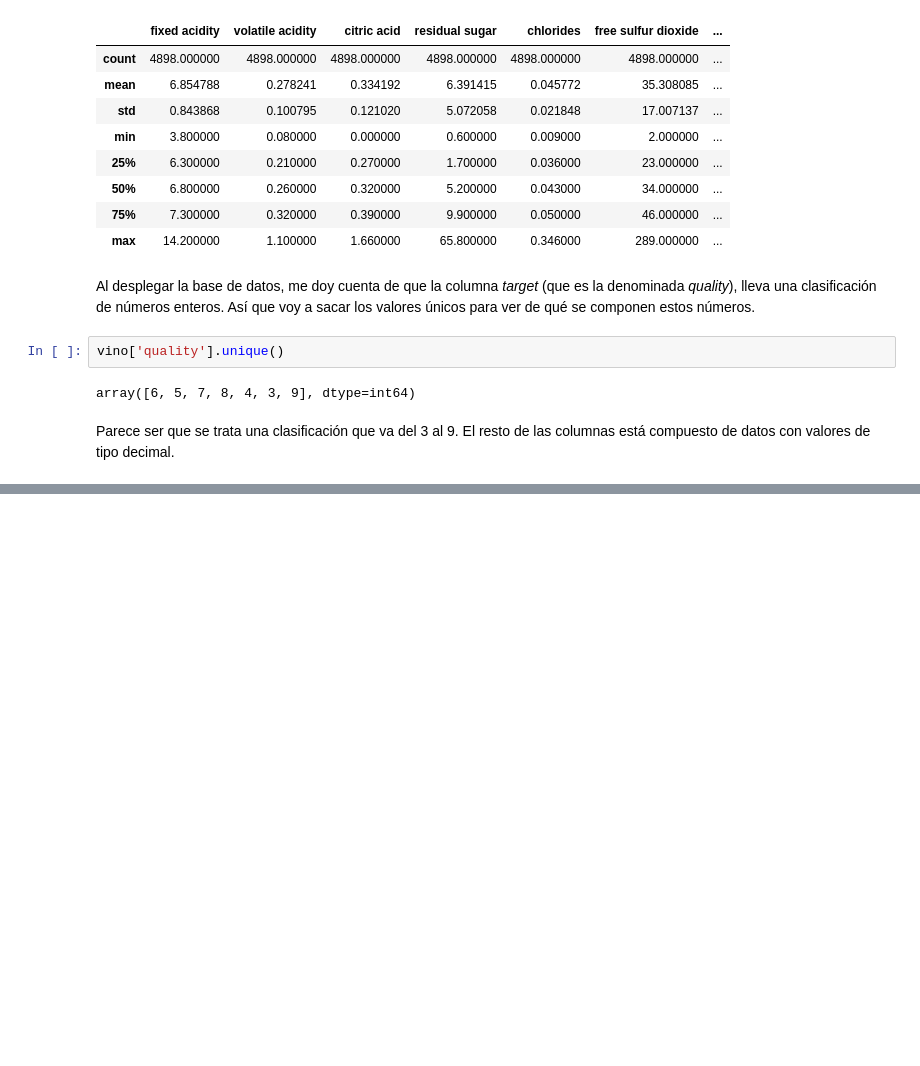
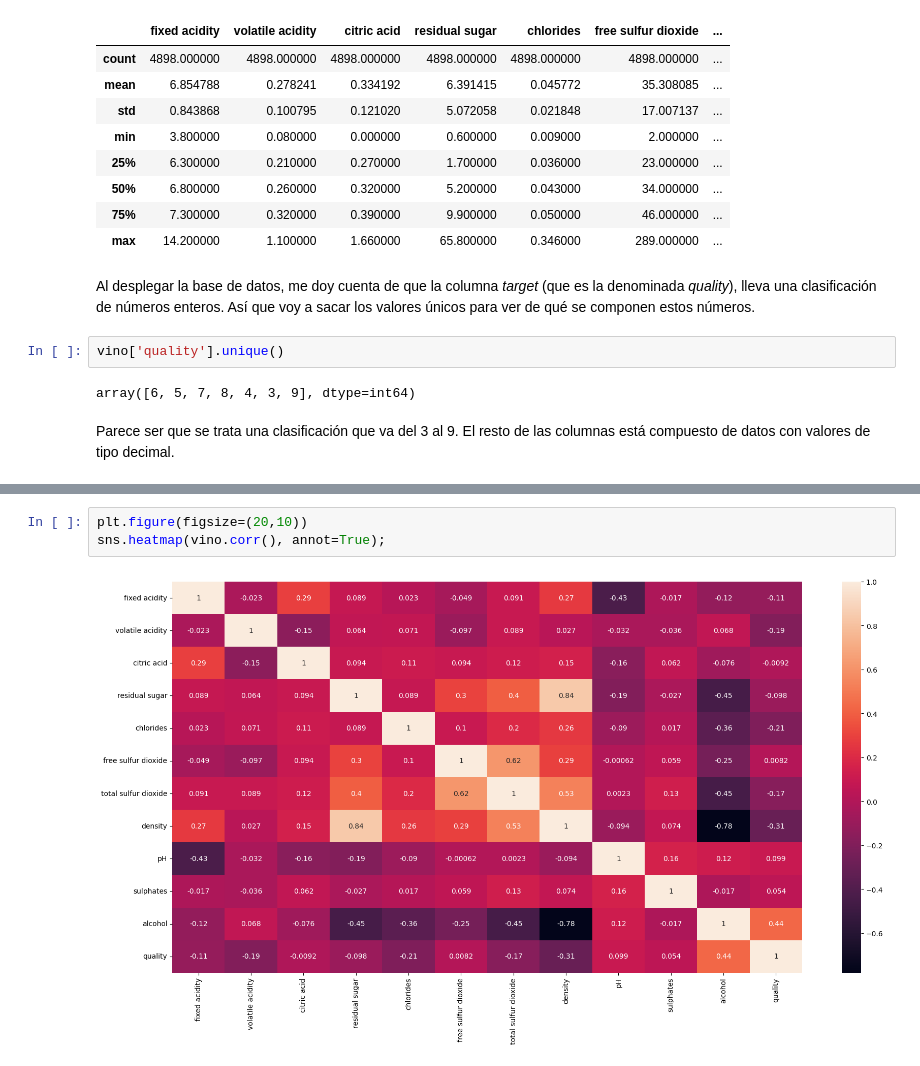
Before and after one commit to Vihelmet/Analisis_calidad_vino_blanco_ML, a Jupyter notebook: notebooks/01_EDA.ipynb, the cells around one changed output, grey strips where cells are left out. Cells and saved outputs as stored; diff of their text form; blank space fills up the shorter version.

```diff
--- a/notebooks/01_EDA.ipynb
+++ b/notebooks/01_EDA.ipynb
@@ -72,0 +96,5 @@ Parece ser que se trata una clasificación que va del 3 al 9. El resto de las co
+# %%
+plt.figure(figsize=(20,10))
+sns.heatmap(vino.corr(), annot=True);
+# %% [output]
+[figure, added]
```
Also changed, not shown: parts of 6 cells of this notebook.
